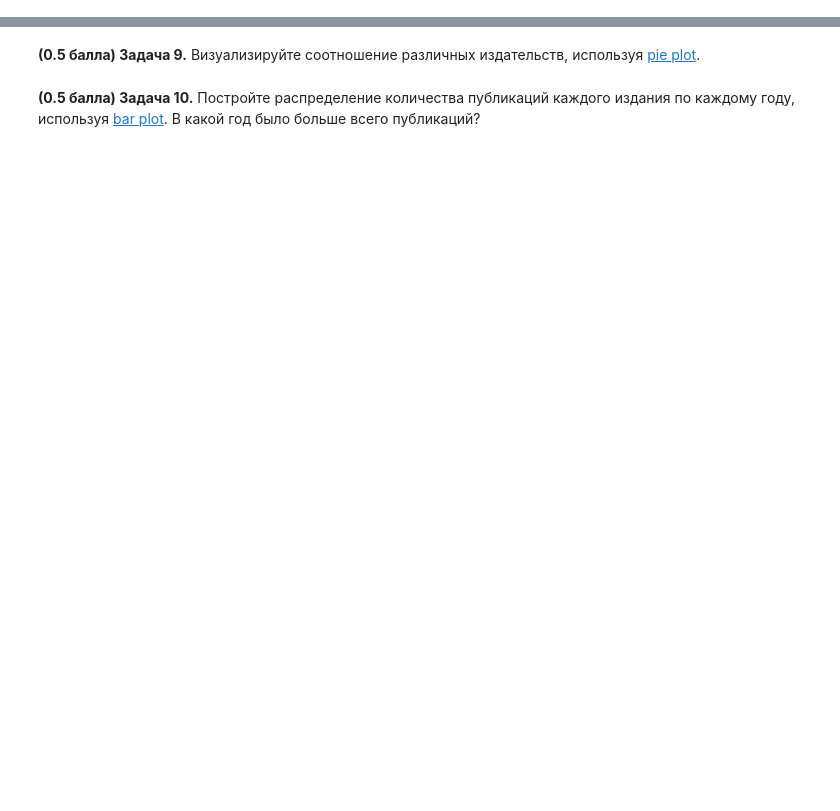
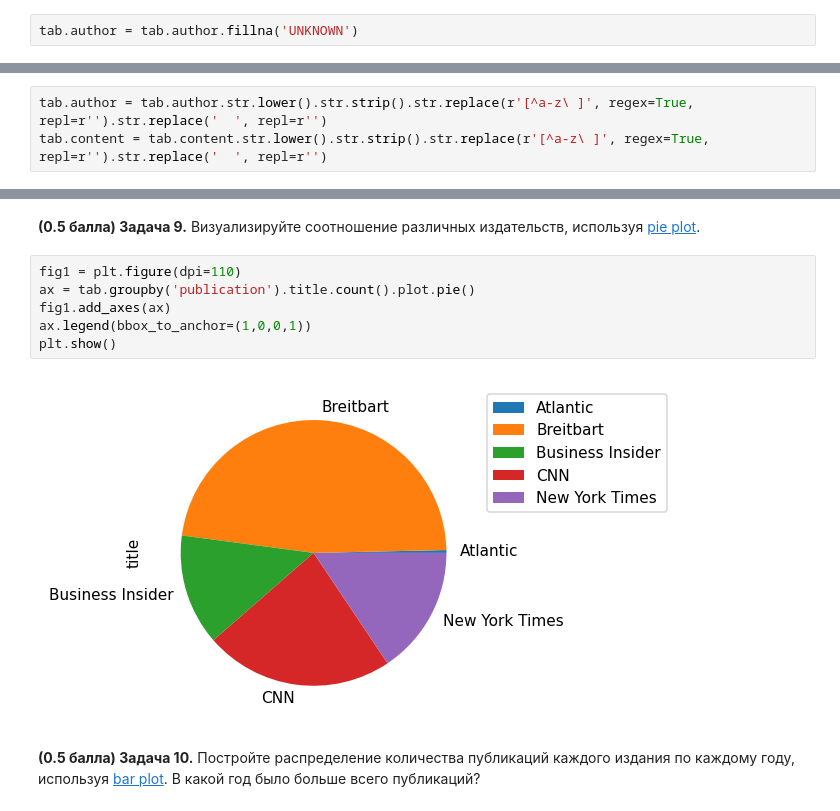
Before and after one commit to gavt45/algem-2-sem-term, a Jupyter notebook: Pandas.ipynb, the cells around one changed output, grey strips where cells are left out. Cells and saved outputs as stored; diff of their text form; blank space fills up the shorter version.

```diff
--- a/Pandas.ipynb
+++ b/Pandas.ipynb
@@ -43,3 +128,5 @@
 **(0.5 балла) Задача 2.**
 
 Найдите в датафрейме всех авторов, имя которых содержит Faith. Выведите Series, состоящий из всех таких уникальных имен.
+# %%
+tab.author = tab.author.fillna('UNKNOWN')
@@ -65,0 +162,3 @@
+# %%
+tab.author = tab.author.str.lower().str.strip().str.replace(r'[^a-z\ ]', regex=True, repl=r'').str.replace('  ', repl=r'')
+tab.content = tab.content.str.lower().str.strip().str.replace(r'[^a-z\ ]', regex=True, repl=r'').str.replace('  ', repl=r'')
@@ -191,4 +393,12 @@ import matplotlib.pyplot as plt
 # %% [markdown]
 **(0.5 балла) Задача 9.** Bизуализируйте соотношение различных издательств, используя [pie plot](https://pandas.pydata.org/pandas-docs/stable/user_guide/visualization.html#visualization-pie).
+# %%
+fig1 = plt.figure(dpi=110)
+ax = tab.groupby('publication').title.count().plot.pie()
+fig1.add_axes(ax)
+ax.legend(bbox_to_anchor=(1,0,0,1))
+plt.show()
+# %% [output]
+[figure, added]
 # %% [markdown]
 **(0.5 балла) Задача 10.** Постройте распределение количества публикаций каждого издания по каждому году, используя [bar plot](https://pandas.pydata.org/pandas-docs/stable/user_guide/visualization.html#visualization-barplot). В какой год было больше всего публикаций?
```
Also changed, not shown: parts of 50 cells of this notebook, 1 other file.
